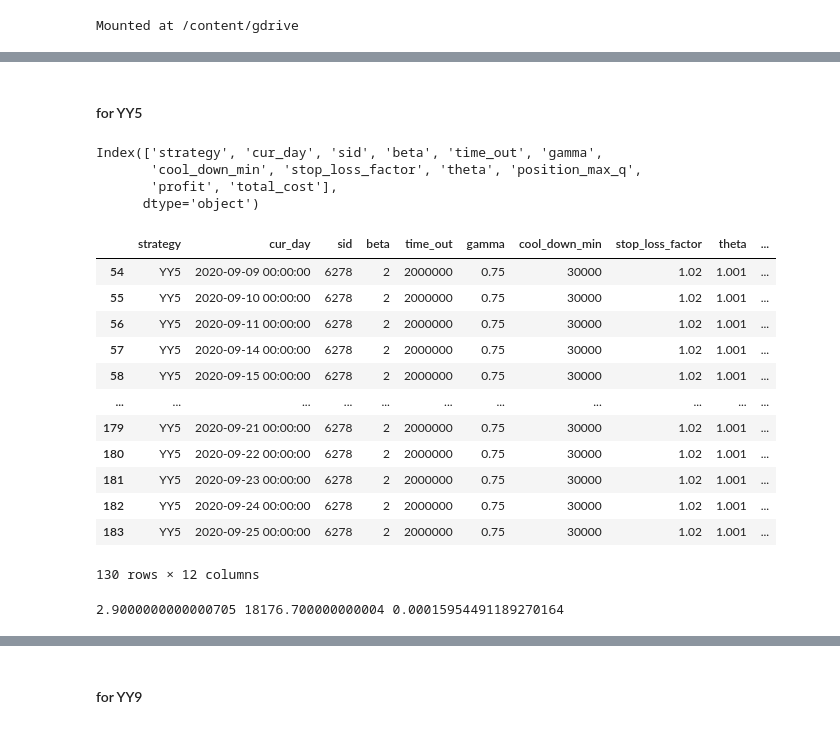
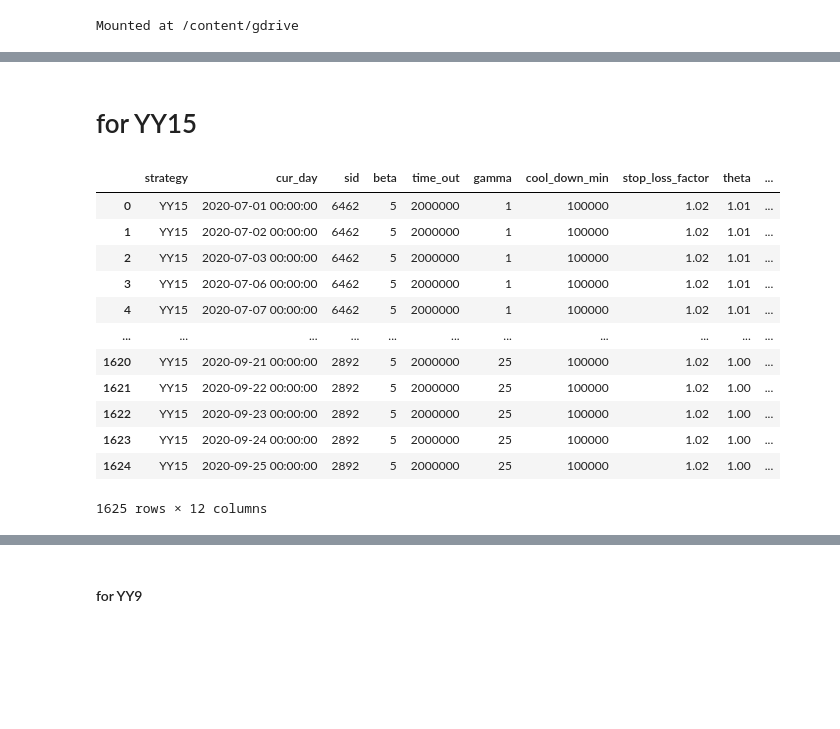
Before and after one commit to ken32293355/vsense, a Jupyter notebook: yt/analysis_result.ipynb, the cells around one changed output, grey strips where cells are left out. Drawn from its saved outputs; the diff is of its cells as text; code cells hidden in the pictures; blank space fills up the shorter version.

```diff
--- a/yt/analysis_result.ipynb
+++ b/yt/analysis_result.ipynb
@@ -22,4 +36,4 @@ names = ['strategy', 'cur_day', 'sid', 'beta', 'time_out', 'gamma',
 # %% [markdown]
-#### for YY5
+# for YY15
 # %%
-res_df = pd.read_csv("../result.csv")
+res_df_YY15 = pd.read_csv("../result_YY15_1007.csv", names = names)
@@ -28,8 +40,17 @@ res_df.columns = [x.strip() for x in res_df.columns]
-# %%
-res_df.columns
-# %% [output]
-Index(['strategy', 'cur_day', 'sid', 'beta', 'time_out', 'gamma',
-       'cool_down_min', 'stop_loss_factor', 'theta', 'position_max_q',
-       'profit', 'total_cost'],
-      dtype='object')
+# %%
+res_df_YY15
+# %% [output]
+|  | strategy | cur_day | sid | beta | time_out | gamma | cool_down_min | stop_loss_factor | theta | ... |
+| 0 | YY15 | 2020-07-01 00:00:00 | 6462 | 5 | 2000000 | 1 | 100000 | 1.02 | 1.01 | ... |
+| 1 | YY15 | 2020-07-02 00:00:00 | 6462 | 5 | 2000000 | 1 | 100000 | 1.02 | 1.01 | ... |
+| 2 | YY15 | 2020-07-03 00:00:00 | 6462 | 5 | 2000000 | 1 | 100000 | 1.02 | 1.01 | ... |
+| 3 | YY15 | 2020-07-06 00:00:00 | 6462 | 5 | 2000000 | 1 | 100000 | 1.02 | 1.01 | ... |
+| 4 | YY15 | 2020-07-07 00:00:00 | 6462 | 5 | 2000000 | 1 | 100000 | 1.02 | 1.01 | ... |
+| ... | ... | ... | ... | ... | ... | ... | ... | ... | ... | ... |
+| 1620 | YY15 | 2020-09-21 00:00:00 | 2892 | 5 | 2000000 | 25 | 100000 | 1.02 | 1.00 | ... |
+| 1621 | YY15 | 2020-09-22 00:00:00 | 2892 | 5 | 2000000 | 25 | 100000 | 1.02 | 1.00 | ... |
+| 1622 | YY15 | 2020-09-23 00:00:00 | 2892 | 5 | 2000000 | 25 | 100000 | 1.02 | 1.00 | ... |
+| 1623 | YY15 | 2020-09-24 00:00:00 | 2892 | 5 | 2000000 | 25 | 100000 | 1.02 | 1.00 | ... |
+| 1624 | YY15 | 2020-09-25 00:00:00 | 2892 | 5 | 2000000 | 25 | 100000 | 1.02 | 1.00 | ... |
+1625 rows × 12 columns
 # %%
@@ -37,25 +58,3 @@ sid_set = set(res_df.loc[:, 'sid'])
-# %%
-res_df.loc[res_df.loc[:, 'sid'] == 6278]
-# %% [output]
-|  | strategy | cur_day | sid | beta | time_out | gamma | cool_down_min | stop_loss_factor | theta | ... |
-| 54 | YY5 | 2020-09-09 00:00:00 | 6278 | 2 | 2000000 | 0.75 | 30000 | 1.02 | 1.001 | ... |
-| 55 | YY5 | 2020-09-10 00:00:00 | 6278 | 2 | 2000000 | 0.75 | 30000 | 1.02 | 1.001 | ... |
-| 56 | YY5 | 2020-09-11 00:00:00 | 6278 | 2 | 2000000 | 0.75 | 30000 | 1.02 | 1.001 | ... |
-| 57 | YY5 | 2020-09-14 00:00:00 | 6278 | 2 | 2000000 | 0.75 | 30000 | 1.02 | 1.001 | ... |
-| 58 | YY5 | 2020-09-15 00:00:00 | 6278 | 2 | 2000000 | 0.75 | 30000 | 1.02 | 1.001 | ... |
-| ... | ... | ... | ... | ... | ... | ... | ... | ... | ... | ... |
-| 179 | YY5 | 2020-09-21 00:00:00 | 6278 | 2 | 2000000 | 0.75 | 30000 | 1.02 | 1.001 | ... |
-| 180 | YY5 | 2020-09-22 00:00:00 | 6278 | 2 | 2000000 | 0.75 | 30000 | 1.02 | 1.001 | ... |
-| 181 | YY5 | 2020-09-23 00:00:00 | 6278 | 2 | 2000000 | 0.75 | 30000 | 1.02 | 1.001 | ... |
-| 182 | YY5 | 2020-09-24 00:00:00 | 6278 | 2 | 2000000 | 0.75 | 30000 | 1.02 | 1.001 | ... |
-| 183 | YY5 | 2020-09-25 00:00:00 | 6278 | 2 | 2000000 | 0.75 | 30000 | 1.02 | 1.001 | ... |
-130 rows × 12 columns
-# %%
-p = res_df.loc[res_df.loc[:, 'sid'] == 1216, 'profit'].sum()
-c = res_df.loc[res_df.loc[:, 'sid'] == 1216, 'total_cost'].sum()
-print(p, c, p/c)
-# %% [output]
-2.9000000000000705 18176.700000000004 0.00015954491189270164
 # %%
 return_array = []
 for sid in sid_set:
```
Also changed, not shown: parts of 77 cells of this notebook.
